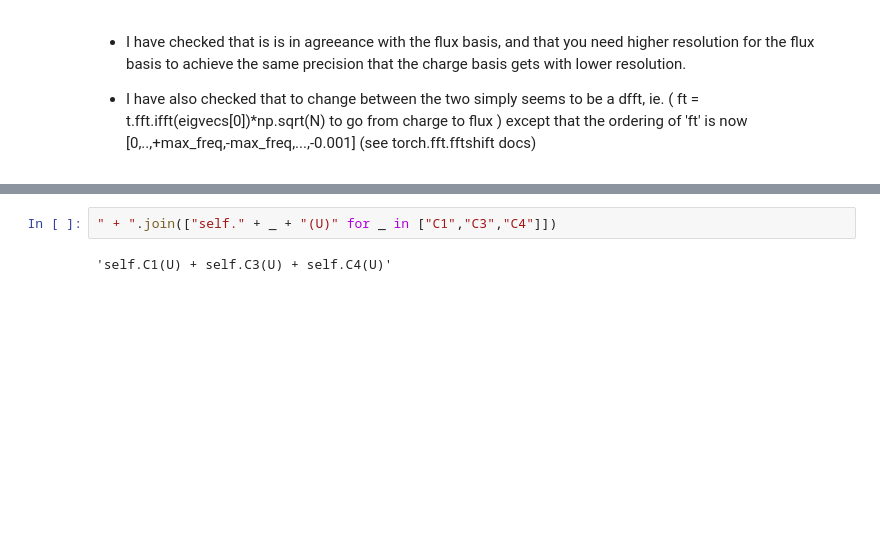
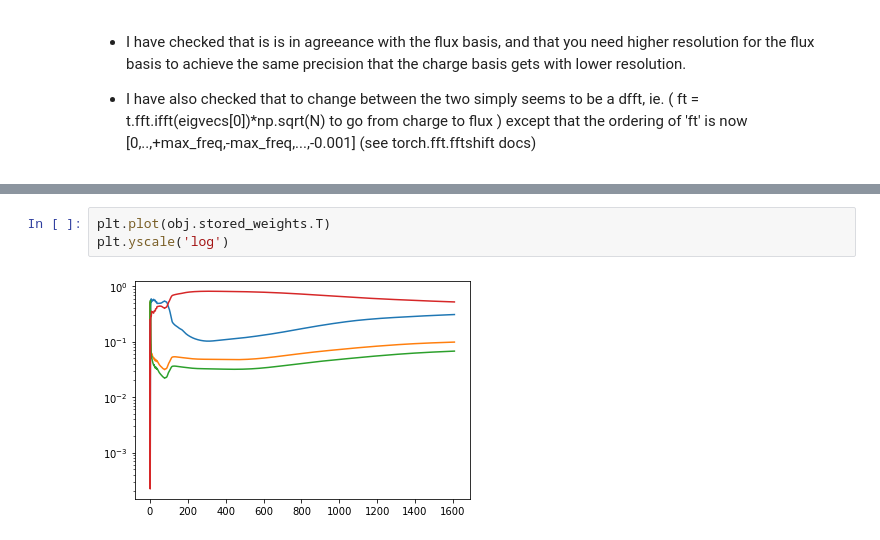
Before and after one commit to Vinther901/Quantum-Optimal-Control, a Jupyter notebook: 1DToyExample/Flensmon_1D copy.ipynb, the cells around one changed output, grey strips where cells are left out. Drawn from its saved outputs; the diff is of its cells as text; blank space fills up the shorter version.

```diff
--- a/1DToyExample/Flensmon_1D copy.ipynb
+++ b/1DToyExample/Flensmon_1D copy.ipynb
@@ -122,4 +123,5 @@ Ended at step: 11, with loss: 0.009839724108004488 and runtime: 3.96861386299133
-# %%
-" + ".join(["self." + _ + "(U)" for _ in ["C1","C3","C4"]])
-# %% [output]
-'self.C1(U) + self.C3(U) + self.C4(U)'
+# %%
+plt.plot(obj.stored_weights.T)
+plt.yscale('log')
+# %% [output]
+[figure, added]
```
Also changed, not shown: parts of 5 cells of this notebook, 5 other files.
